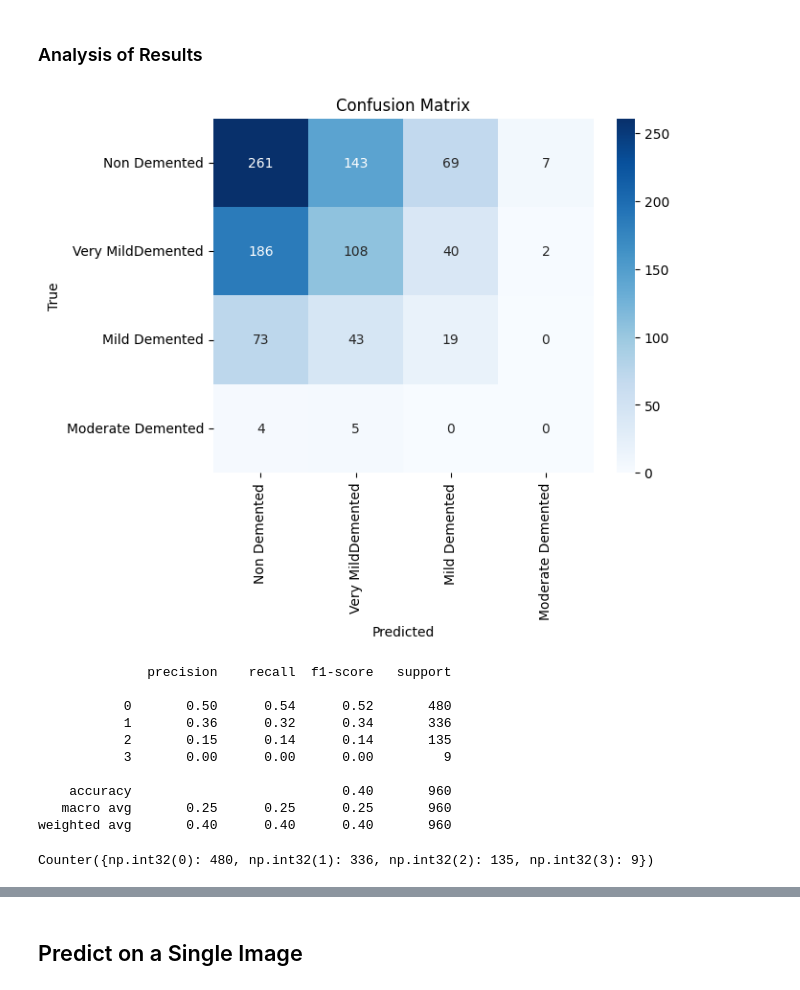
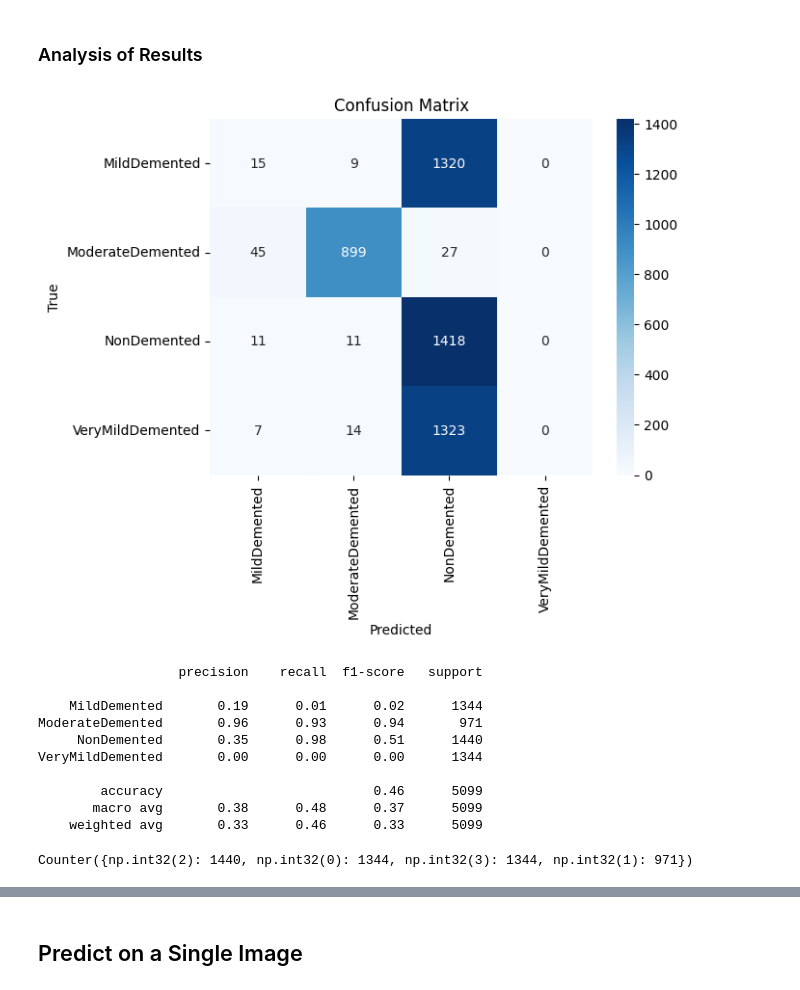
Before and after one commit to AIBC2024/Group2_Project3_AI_Chatbot, a Jupyter notebook: MRI_dementia_classification_load_model.ipynb, the cells around one changed output, grey strips where cells are left out. Cells and saved outputs as stored; diff of their text form; code cells hidden in the pictures.

```diff
--- a/MRI_dementia_classification_load_model.ipynb
+++ b/MRI_dementia_classification_load_model.ipynb
@@ -32,10 +46,15 @@ Path to dataset files: /Users/mattle/.cache/kagglehub/datasets/matthewhema/mri-d
 # %% [markdown]
 Here we're leveraging a function called ImageDataGenerator() from the Tensor library to combine all of the operations of rescaling, setting our target size, batch size, etc to prep them into respective bins - Train, Test and Validation.
 # %%
-# Set local data paths
-train_dir = path + '/Train/Train'
-val_dir = path + '/Val/Val'
-test_dir = path + '/Test/Test'
+# # Set local data paths for orginal kaggle dataset (matthewhema)
+# train_dir = path + '/Train/Train'
+# val_dir = path + '/Val/Val'
+# test_dir = path + '/Test/Test'
+
+# Set local data paths for augmented kaggle dataset (uraninjo)
+train_dir = 'data_split_trainTestVal/train'
+val_dir = 'data_split_trainTestVal/val'
+test_dir = 'data_split_trainTestVal/test'
 
 # Store ImageDataGenerator parameters in a dictionary
 imageDataGenerator_params = {
@@ -51,8 +70,8 @@ imageDataGenerator_params = {
 # %%
 # Image Generators Variables
 
-# Resize all input images to 224x224
-image_size = (224, 224)
+# Resize all input images to 240x240
+image_size = (240, 240)
 
 #Number of images the model processes before updating weights
 batch_size = 32
@@ -60,8 +79,11 @@ batch_size = 32
 # Set the color space
 color_mode = 'rgb'
 
+# Class mode
+class_mode = 'categorical'
+
 # Define the class order
-class_order = ['Non Demented', 'Very MildDemented', 'Mild Demented', 'Moderate Demented']
+class_labels = ['NonDemented', 'VeryMildDemented', 'MildDemented', 'ModerateDemented']
 # %%
 # Rescaling [0,1] for neural networks to process normalized values
 train_datagen = ImageDataGenerator(imageDataGenerator_params)
@@ -73,29 +95,26 @@ train_generator = train_datagen.flow_from_directory(
     train_dir,
     target_size=image_size,
     color_mode=color_mode,
-    classes=class_order,
     batch_size=batch_size,
-    class_mode='categorical',
-    shuffle=True
+    class_mode=class_mode,
+    shuffle=False
 )
 
 val_generator = val_datagen.flow_from_directory(
     val_dir,
     target_size=image_size,
     color_mode=color_mode,
-    classes=class_order,
     batch_size=batch_size,
-    class_mode='categorical',
-    shuffle=True
+    class_mode=class_mode,
+    shuffle=False
 )
 
 test_generator = test_datagen.flow_from_directory(
     test_dir,
     target_size=image_size,
     color_mode=color_mode,
-    classes=class_order,
     batch_size=batch_size,
-    class_mode='categorical',
-    shuffle=True
+    class_mode=class_mode,
+    shuffle=False
 )
 # %% [output]
@@ -177,7 +206,7 @@ Test Class indices: {'Non Demented': 0, 'Very MildDemented': 1, 'Mild Demented':
 ## Load the Model and History files
 # %%
 # Load the model
-model = load_model('saved_models/dementia_cnn_sequential_1_model_V5.keras')
+model = load_model('saved_models/dementia_cnn_sequential_model_V8.keras')
 # %%
 # Load the pickle file into history
 import pickle
@@ -213,33 +242,37 @@ Wall time: 12.5 s
 # %%
 # Confusion Matrix
 cm = confusion_matrix(y_true, y_pred_classes)
 sns.heatmap(cm, annot=True, fmt='d', cmap='Blues',
             xticklabels=test_generator.class_indices,
             yticklabels=test_generator.class_indices)
 plt.xlabel('Predicted')
 plt.ylabel('True')
 plt.title('Confusion Matrix')
 plt.show()
 
-print(classification_report(y_true, y_pred_classes))
+# Get class labels in correct order
+labels_sorted = sorted(test_generator.class_indices, key=test_generator.class_indices.get)
+
+# Show classification report
+print(classification_report(y_true, y_pred_classes, target_names=labels_sorted))
 # %% [output]
-[figure, old version]
+[figure, new version]
-              precision    recall  f1-score   support
+                  precision    recall  f1-score   support
 
-           0       0.50      0.54      0.52       480
-           1       0.36      0.32      0.34       336
-           2       0.15      0.14      0.14       135
-           3       0.00      0.00      0.00         9
+    MildDemented       0.19      0.01      0.02      1344
+ModerateDemented       0.96      0.93      0.94       971
+     NonDemented       0.35      0.98      0.51      1440
+VeryMildDemented       0.00      0.00      0.00      1344
 
-    accuracy                           0.40       960
-   macro avg       0.25      0.25      0.25       960
-weighted avg       0.40      0.40      0.40       960
+        accuracy                           0.46      5099
+       macro avg       0.38      0.48      0.37      5099
+    weighted avg       0.33      0.46      0.33      5099
 # %%
 # Print the number of images in each class - non and very mild are weighing the dataset down.
 import collections
 print(collections.Counter(test_generator.classes))
 # %% [output]
-Counter({np.int32(0): 480, np.int32(1): 336, np.int32(2): 135, np.int32(3): 9})
+Counter({np.int32(2): 1440, np.int32(0): 1344, np.int32(3): 1344, np.int32(1): 971})
 # %%
 # summarize history for accuracy
 plt.plot(history.history['accuracy'])
```
Also changed, not shown: parts of 13 cells of this notebook, 2 other files.
